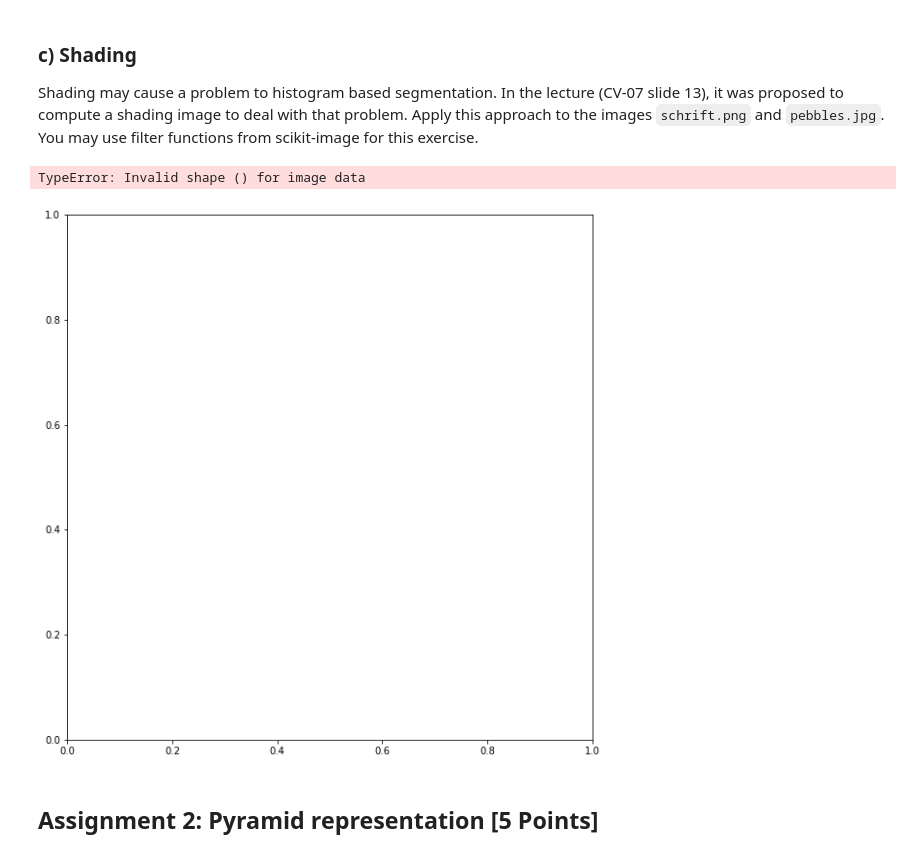
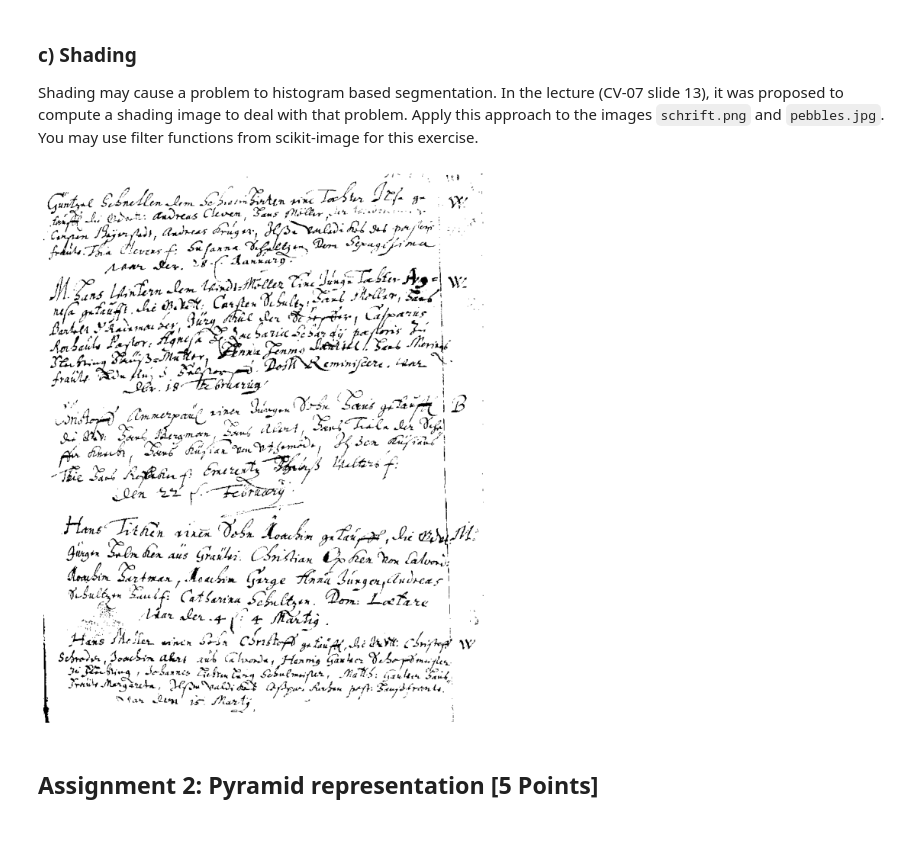
Before and after one commit to jebape/cv3_2021, a Jupyter notebook: Sheet 04/sheet04.ipynb, the cells around one changed output. Drawn from its saved outputs; the diff is of its cells as text; code cells hidden in the pictures.

```diff
--- a/Sheet 04/sheet04.ipynb
+++ b/Sheet 04/sheet04.ipynb
@@ -110,28 +110,23 @@ Shading may cause a problem to histogram based segmentation. In the lecture (CV-
 # %%
 %matplotlib inline
 import numpy as np
 import matplotlib.pyplot as plt
 from imageio import imread
 from skimage.filters import threshold_minimum
 
-img = imread('images/pebbles.jpg') # 'pebbles.jpg' or 'schrift.png'
+img = imread('images/schrift.png').astype(float)/255
+#img = imread('images/pebbles.jpg').astype(float)/255
 
 # YOUR CODE HERE
-#bimodal histogram
 thresh_min = threshold_minimum(img)
+binary_min = img > thresh_min
 
-#img = imread('images/schrift.png').astype(float)/255
-img = imread('images/pebbles.jpg').astype(float)/255
-
-# YOUR CODE HERE
-
-plt.figure(figsize=(15,10))
+plt.figure(figsize=(50, 45))
 plt.gray()
-plt.imshow(thresh_min)
+plt.subplot(3,1,1); plt.axis('off'); plt.imshow(binary_min)
 plt.show()
 # %% [output]
-TypeError: Invalid shape () for image data
-[figure, old version]
+[figure, new version]
 # %% [markdown]
 ## Assignment 2: Pyramid representation [5 Points]
 # %% [markdown]
```
